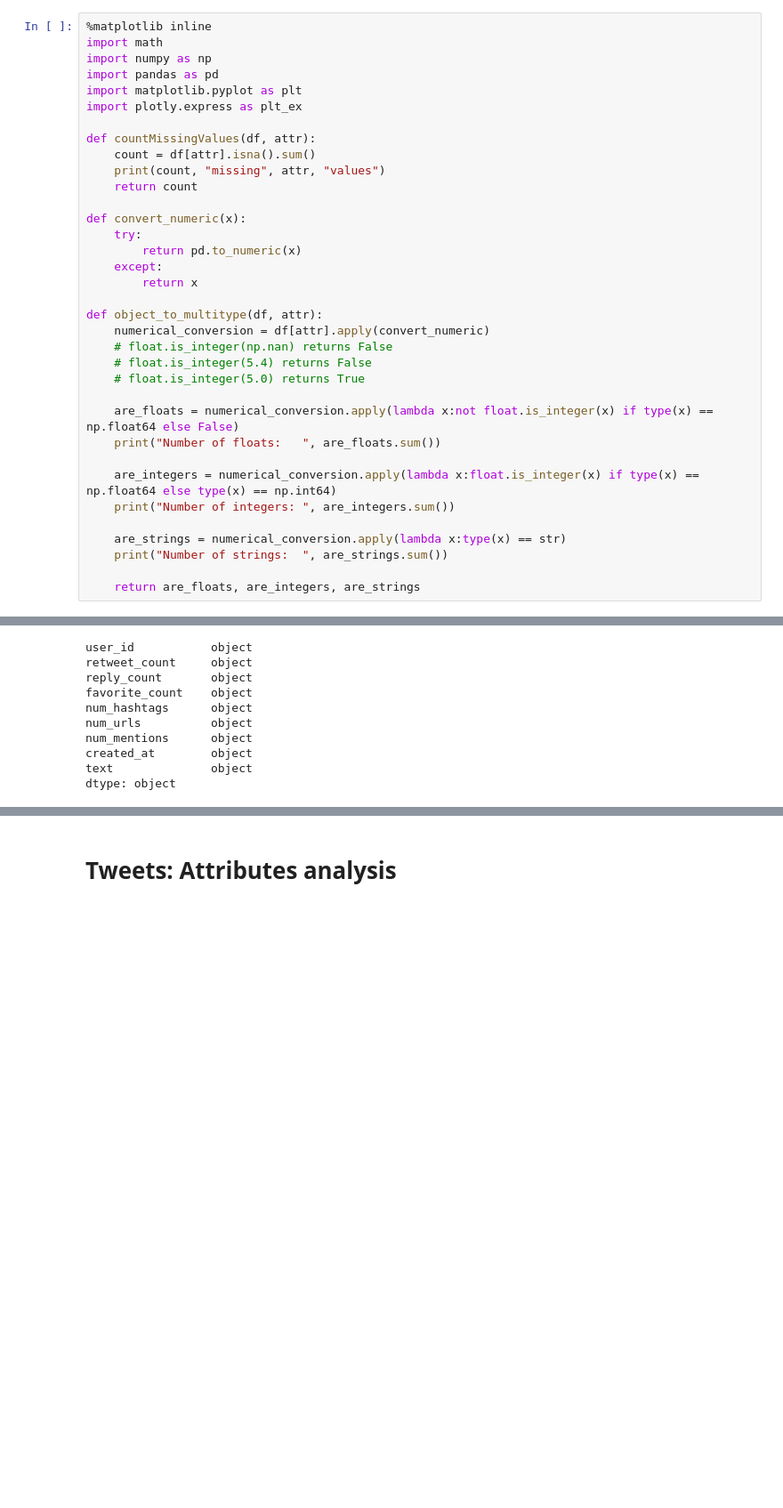
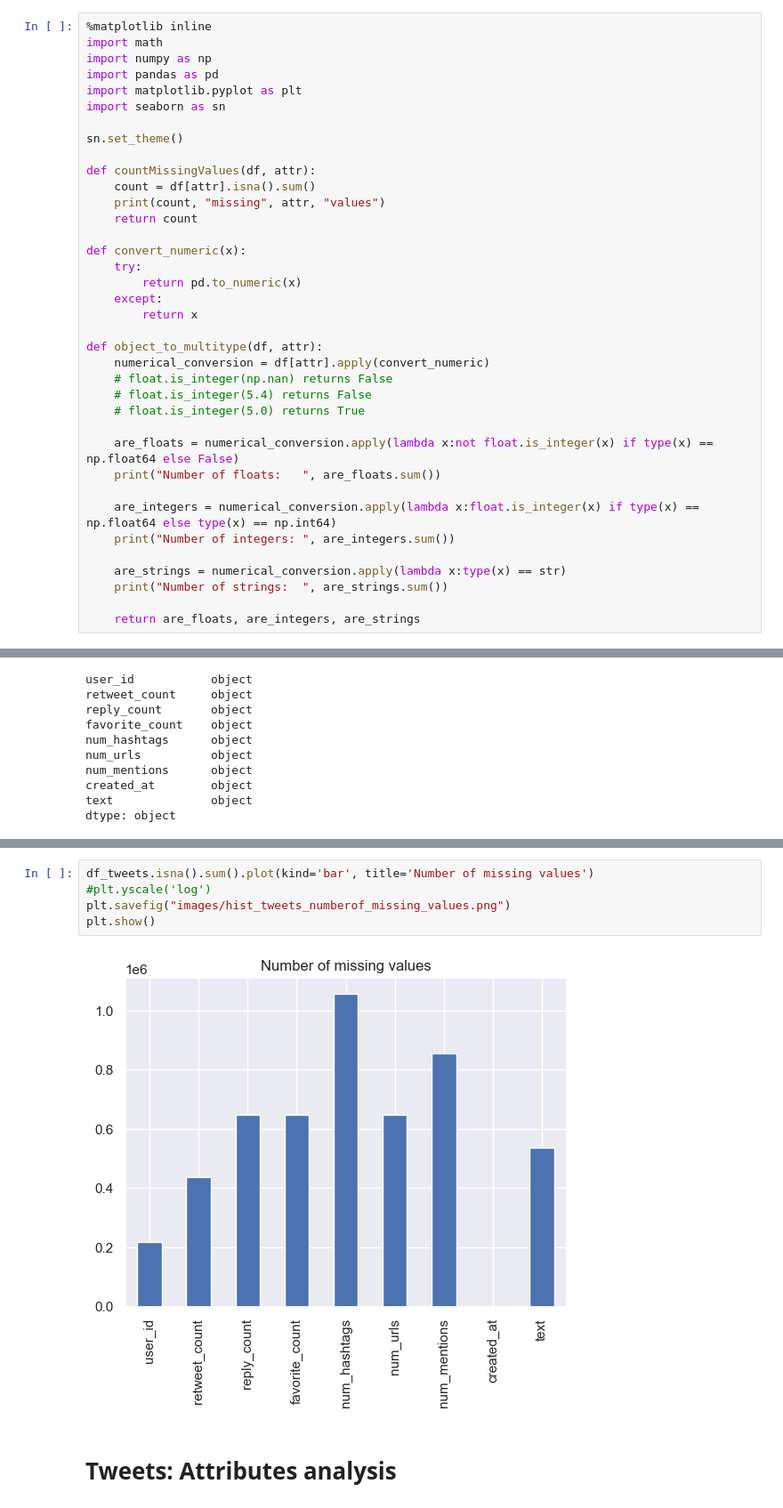
Before and after one commit to domferr/Data-Mining, a Jupyter notebook: Tweets Data Understanding.ipynb, the cells around one changed output, grey strips where cells are left out. Shown at 89% size. Saved outputs shown, nothing was run; the diff lists cells and outputs as text; blank space fills up the shorter version.

```diff
--- a/Tweets Data Understanding.ipynb
+++ b/Tweets Data Understanding.ipynb
@@ -4,7 +4,9 @@ import math
 import numpy as np
 import pandas as pd
 import matplotlib.pyplot as plt
-import plotly.express as plt_ex
+import seaborn as sn
+
+sn.set_theme()
 
 def countMissingValues(df, attr):
     count = df[attr].isna().sum()
@@ -88,3 +76,10 @@ df_tweets.describe()
+# %%
+df_tweets.isna().sum().plot(kind='bar', title='Number of missing values')
+#plt.yscale('log')
+plt.savefig("images/hist_tweets_numberof_missing_values.png")
+plt.show()
+# %% [output]
+[figure, added]
 # %% [markdown]
 # Tweets: Attributes analysis
 # %% [markdown]
```
Also changed, not shown: parts of 11 cells of this notebook, 4 other files.
